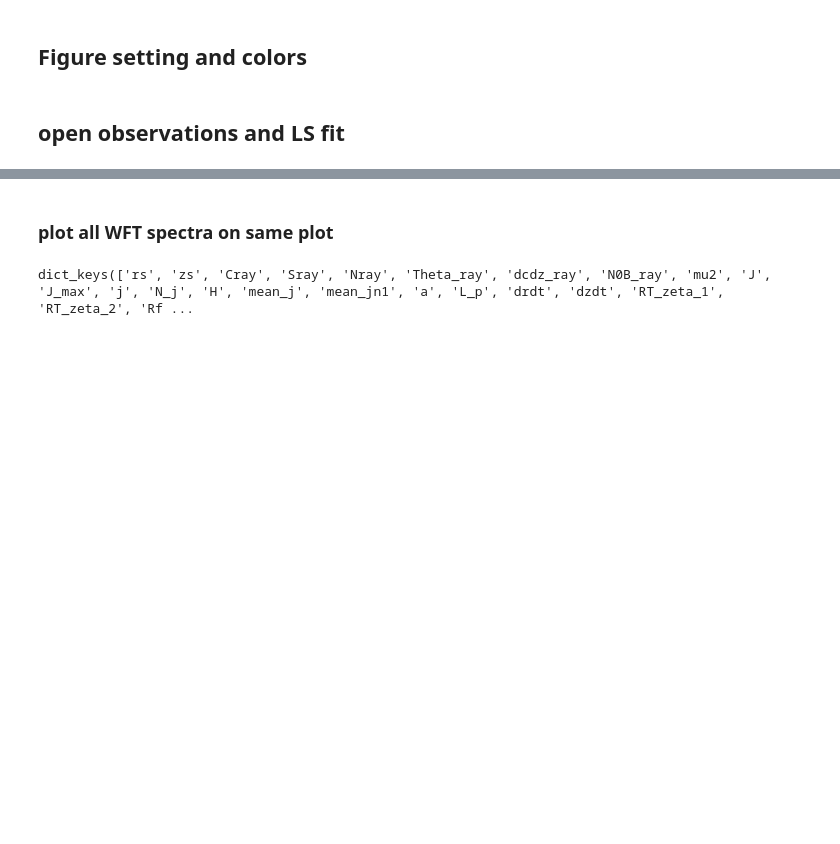
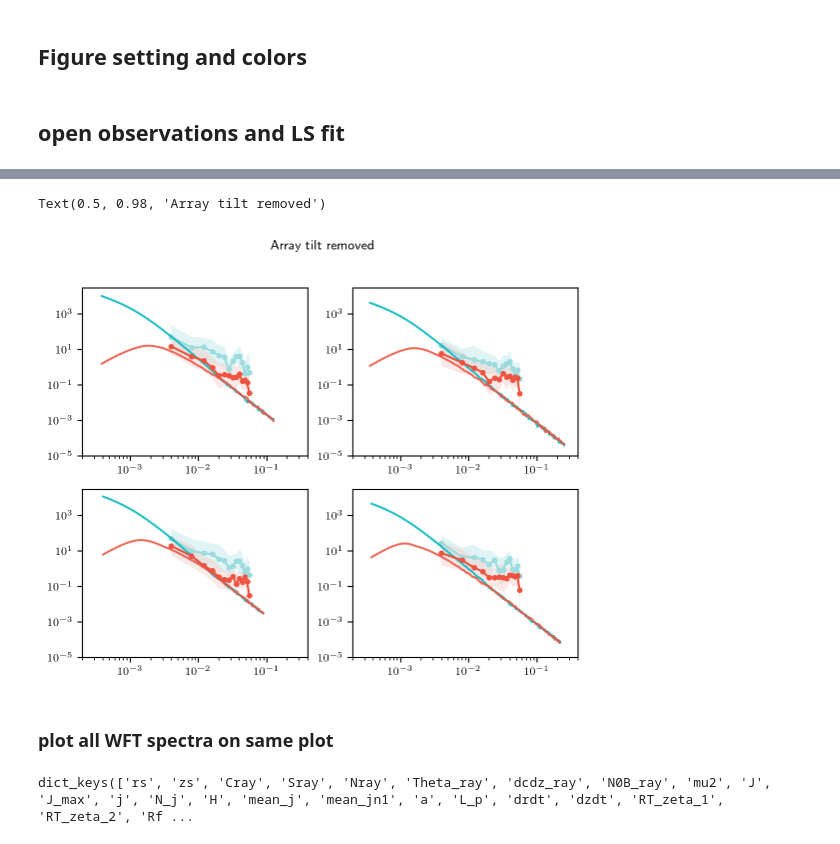
Before and after one commit to John-Ragland/n23_fluctuations_ragland, a Jupyter notebook: notebooks/publication_figures/Phi_Chi_Spectra.ipynb, the cells around one changed output, grey strips where cells are left out. Saved outputs shown, nothing was run; the diff lists cells and outputs as text; code cells hidden in the pictures; blank space fills up the shorter version.

```diff
--- a/notebooks/publication_figures/Phi_Chi_Spectra.ipynb
+++ b/notebooks/publication_figures/Phi_Chi_Spectra.ipynb
@@ -102,6 +102,8 @@ colors = [
 # %%
 # open observations
 m_data, F_phi_data, F_chi_data, F_phi_lm, F_phi_ls, F_chi_lm, F_chi_ls = tools.estimate_F_phi_chi()
+# %%
+m_data1, F_phi_data1, F_chi_data1, F_phi_lm1, F_phi_ls1, F_chi_lm1, F_chi_ls1 = tools.estimate_F_phi_chi(remove_array_tilt=True)
 # %%
 # open ls parameters for spectra + noise model
 fn = f"{os.environ['NESCAFE23_DATADIR']}dataproducts/phi_chi_LS_fit.pkl"
@@ -113,3 +163,49 @@ m = 2 * np.pi * np.logspace(-5, 0, 500)[None, :]  # [rad / m]
+# %%
+ray_ids = ['+7', '-7', '-6', '+6']
+
+fig = plt.figure()
+for k, ray_id in enumerate(ray_ids):
+
+    F_phis_model, F_chis_model, F_phis_model_nonoise, F_chis_model_nonoise = tools.phi_chi_spectrum_model(m, results[ray_id].x[0], results[ray_id].x[1], results[ray_id].x[2], ray_id, all_paths=True)
+    F_phi_model, F_chi_model, F_phi_model_nonoise, F_chi_model_nonoise = F_phis_model[0], F_chis_model[0], F_phis_model_nonoise[0], F_chis_model_nonoise[0]
+
+    plt.subplot(2,2,k+1)
+
+    # F_phi observed
+    plt.plot(m_data, F_phi_lm1[ray_id], c=colors[1], marker="o", markersize=3)
+    plt.fill_between(
+        m_data,
+        F_phi_lm1[ray_id] * F_phi_ls1[ray_id],
+        F_phi_lm1[ray_id] / F_phi_ls1[ray_id],
+        alpha=0.3,
+        color=colors[1],
+        lw=0,
+    )
+
+    plt.plot(m[0] / (2 * np.pi), F_phi_model_nonoise, c=colors[0], lw=1.5, alpha=0.85)
+    plt.plot(m[0] / (2 * np.pi), F_chi_model_nonoise, c=colors[2], lw=1.5, alpha=0.85, ls='-')
+    # F_chi
+    plt.plot(m_data, F_chi_lm1[ray_id], c=colors[2], marker="o", markersize=3)
+    plt.fill_between(
+        m_data,
+        F_chi_lm1[ray_id] * F_chi_ls1[ray_id],
+        F_chi_lm1[ray_id] / F_chi_ls1[ray_id],
+        alpha=0.3,
+        color=colors[3],
+        lw=0,
+    )
+
+
+    plt.yscale('log')
+    plt.xscale('log')
+
+    plt.ylim([1e-5, 3e4])
+    plt.xlim([2e-4, 4e-1])
+
+fig.suptitle('Array tilt removed')
+# %% [output]
+Text(0.5, 0.98, 'Array tilt removed')
+[figure, added]
 # %% [markdown]
 ### plot all WFT spectra on same plot
 # %%
```
Also changed, not shown: parts of 1 cell of this notebook, 2 other files.
